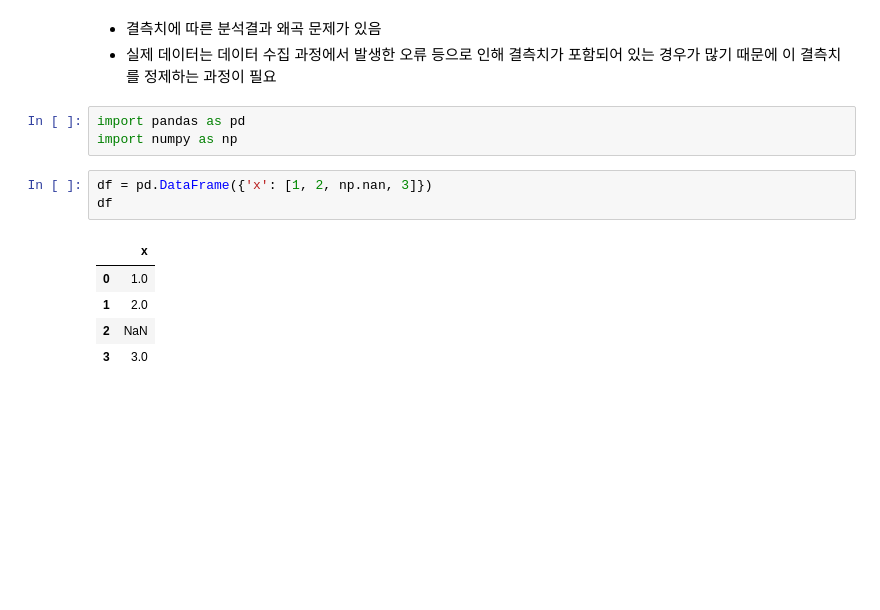
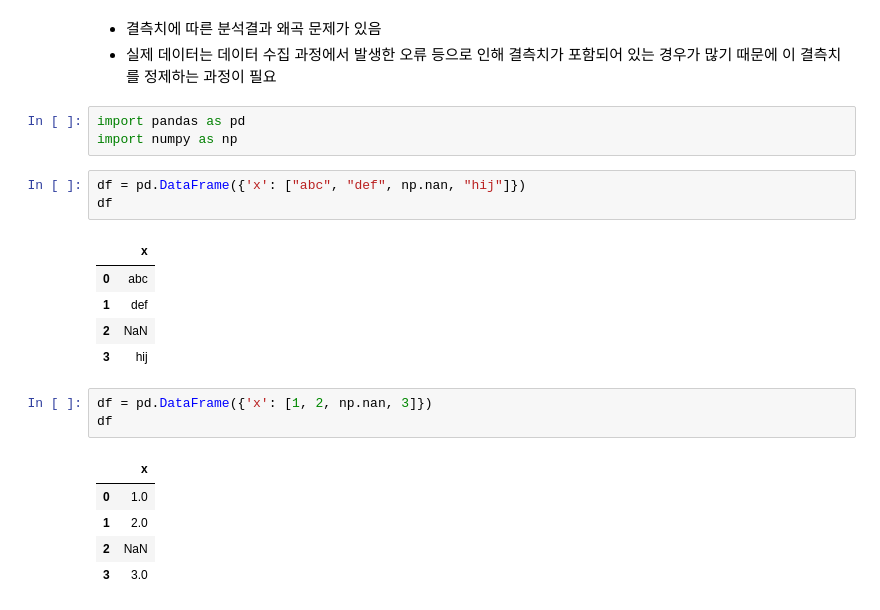
Before and after one commit to iceman67/-Python, a Jupyter notebook: missing_data.ipynb, the cells around one changed output. Cells and saved outputs as stored; diff of their text form; blank space fills up the shorter version.

```diff
--- a/missing_data.ipynb
+++ b/missing_data.ipynb
@@ -24,6 +24,15 @@
 # %%
 import pandas as pd
 import numpy as np
+# %%
+df = pd.DataFrame({'x': ["abc", "def", np.nan, "hij"]})
+df
+# %% [output]
+|  | x |
+| 0 | abc |
+| 1 | def |
+| 2 | NaN |
+| 3 | hij |
 # %%
 df = pd.DataFrame({'x': [1, 2, np.nan, 3]})
 df
```
Also changed, not shown: parts of 3 cells of this notebook.
